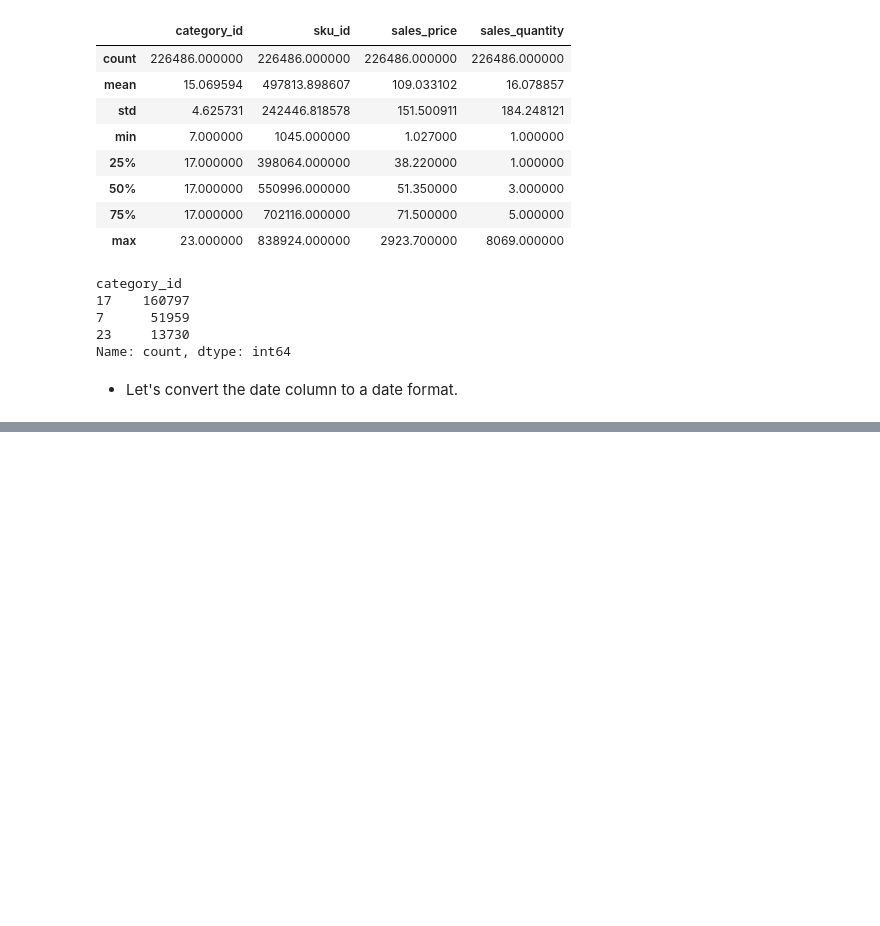
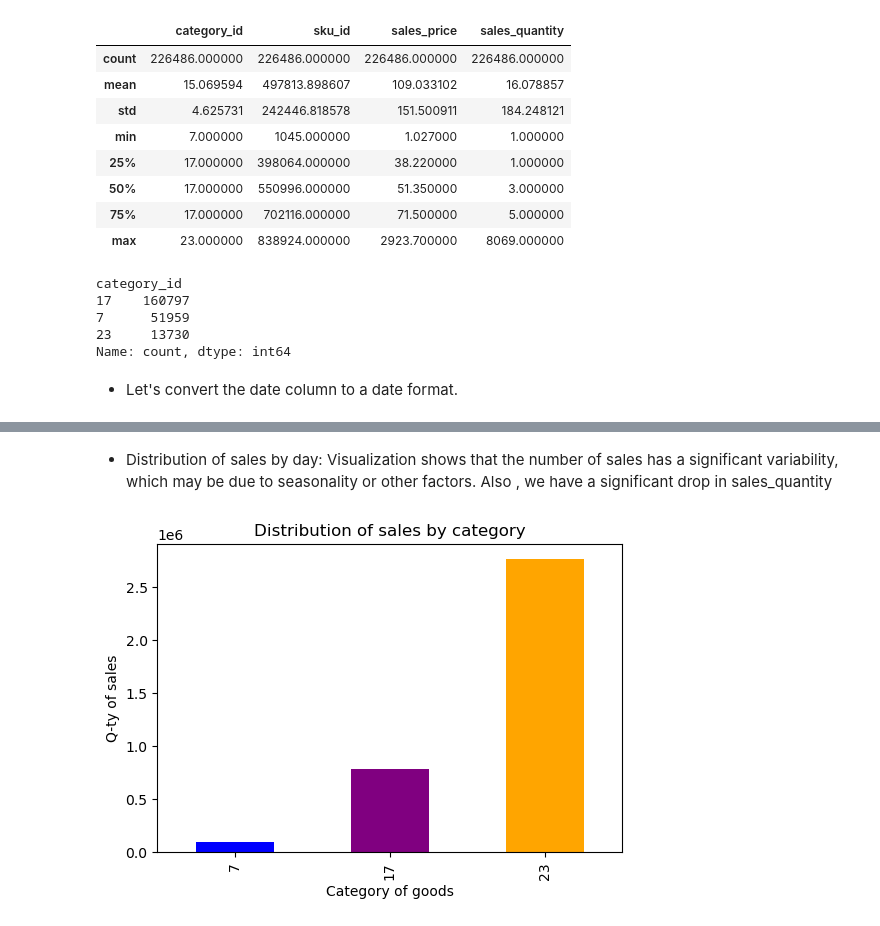
Before and after one commit to BorysZhyhalo/TemaBit-Fozzy-Group, a Jupyter notebook: main.ipynb, the cells around one changed output, grey strips where cells are left out. Cells and saved outputs as stored; diff of their text form; code cells hidden in the pictures; blank space fills up the shorter version.

```diff
--- a/main.ipynb
+++ b/main.ipynb
@@ -104,0 +142,12 @@ df['date'] = pd.to_datetime(df['date'])
+# %% [markdown]
+* Distribution of sales by day: Visualization shows that the number of sales has a significant variability, which may be due to seasonality or other factors. Also , we have a significant drop in sales_quantity
+# %%
+#Distribution of sales by category
+plt.figure(figsize=(6, 4))
+colors = ['blue', 'purple', 'orange']
+df.groupby('category_id')['sales_quantity'].sum().plot(kind='bar', color=colors, title='Distribution of sales by category')
+plt.xlabel('Category of goods')
+plt.ylabel('Q-ty of sales')
+plt.show()
+# %% [output]
+[figure, added]
```
Also changed, not shown: parts of 9 cells of this notebook, 2 other files.
